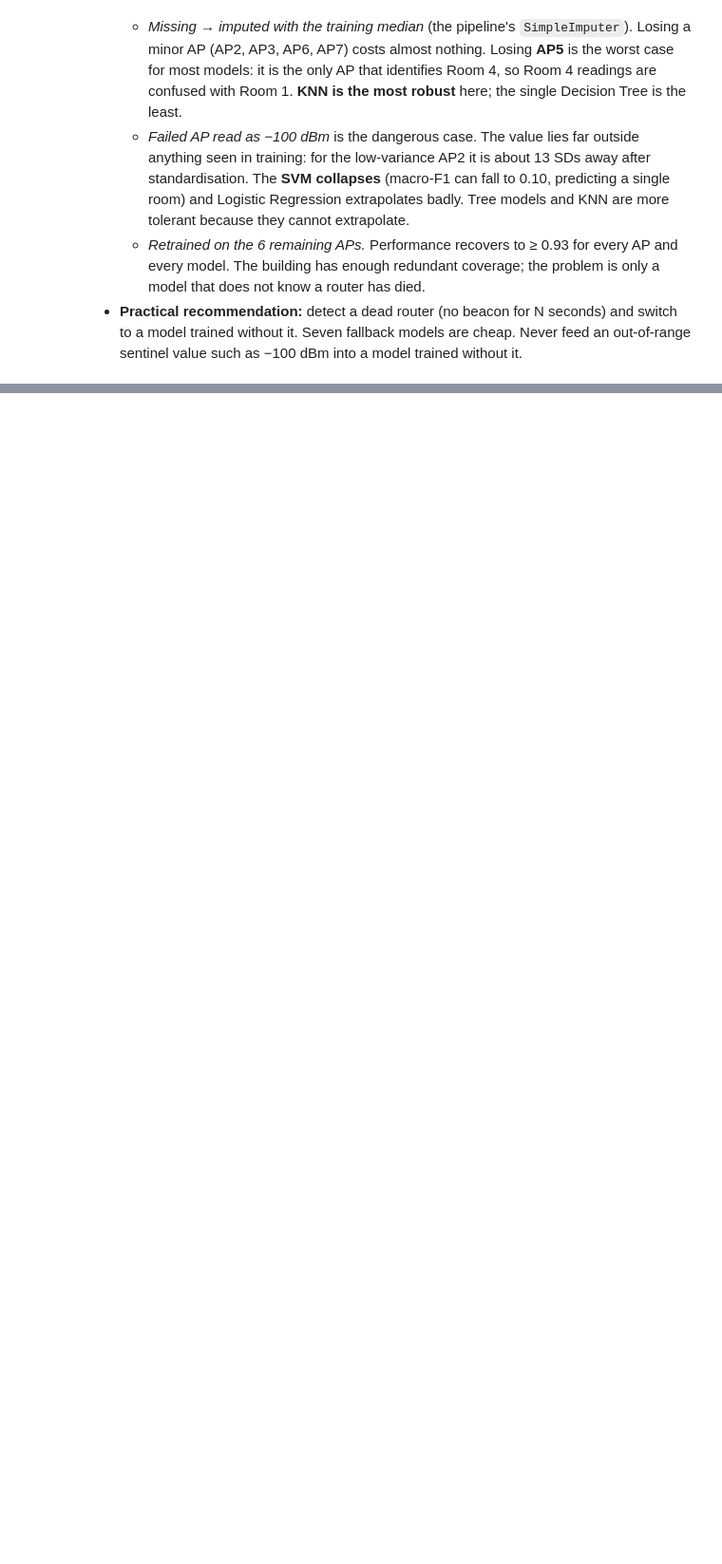
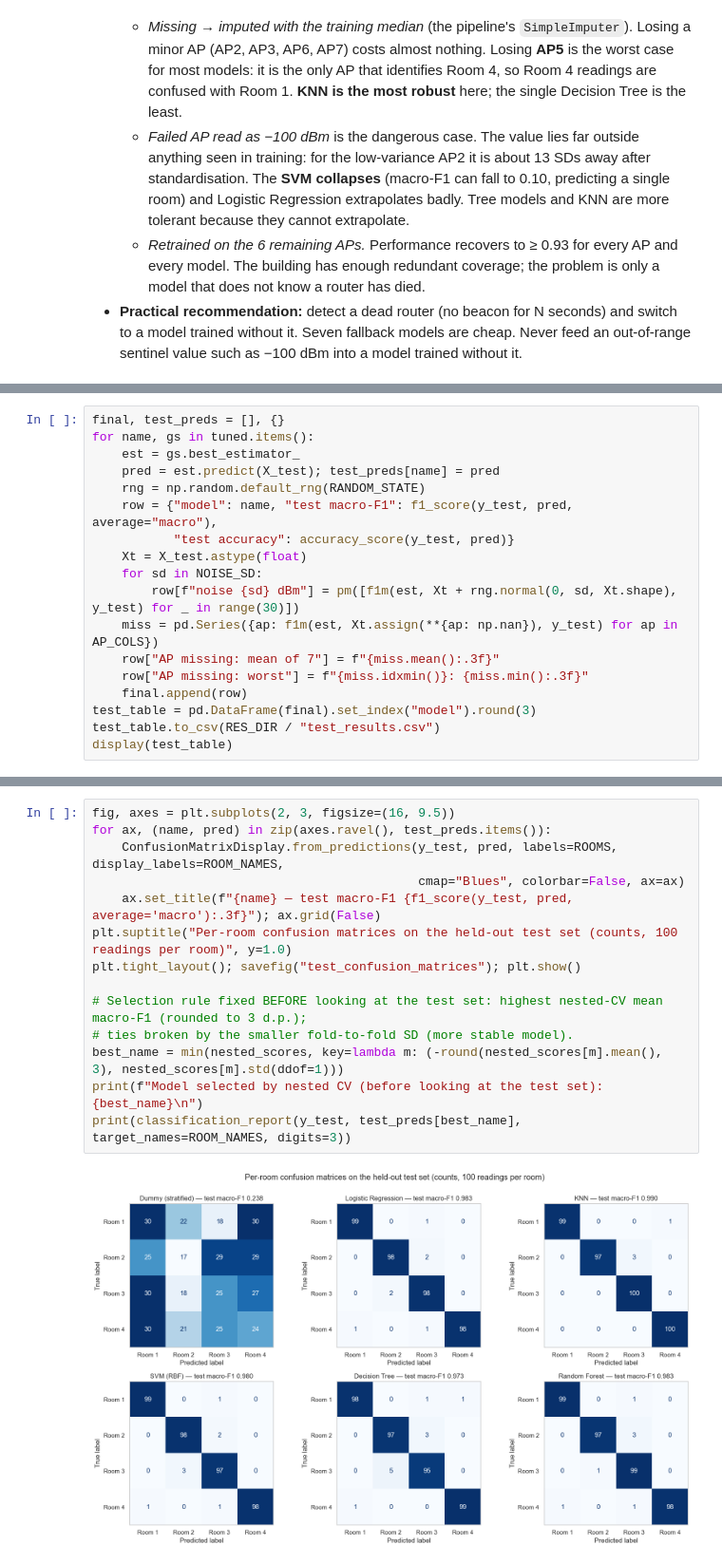
Before and after one commit to techshowdown123-creator/wifi-indoor-localisation, a Jupyter notebook: P6_WiFi_Localisation.ipynb, the cells around one changed output, grey strips where cells are left out. Shown at 95% size. Saved outputs shown, nothing was run; the diff lists cells and outputs as text; blank space fills up the shorter version.

Commit message:
Final held-out test evaluation and test confusion matrices

```diff
--- a/P6_WiFi_Localisation.ipynb
+++ b/P6_WiFi_Localisation.ipynb
@@ -653,0 +658,18 @@ Macro-F1 when one access point fails (5-fold CV, mean ± SD)
+# %%
+final, test_preds = [], {}
+for name, gs in tuned.items():
+    est = gs.best_estimator_
+    pred = est.predict(X_test); test_preds[name] = pred
+    rng = np.random.default_rng(RANDOM_STATE)
+    row = {"model": name, "test macro-F1": f1_score(y_test, pred, average="macro"),
+           "test accuracy": accuracy_score(y_test, pred)}
+    Xt = X_test.astype(float)
+    for sd in NOISE_SD:
+        row[f"noise {sd} dBm"] = pm([f1m(est, Xt + rng.normal(0, sd, Xt.shape), y_test) for _ in range(30)])
+    miss = pd.Series({ap: f1m(est, Xt.assign(**{ap: np.nan}), y_test) for ap in AP_COLS})
+    row["AP missing: mean of 7"] = f"{miss.mean():.3f}"
+    row["AP missing: worst"] = f"{miss.idxmin()}: {miss.min():.3f}"
+    final.append(row)
+test_table = pd.DataFrame(final).set_index("model").round(3)
+test_table.to_csv(RES_DIR / "test_results.csv")
+display(test_table)
@@ -653,0 +685,16 @@ Macro-F1 when one access point fails (5-fold CV, mean ± SD)
+# %%
+fig, axes = plt.subplots(2, 3, figsize=(16, 9.5))
+for ax, (name, pred) in zip(axes.ravel(), test_preds.items()):
+    ConfusionMatrixDisplay.from_predictions(y_test, pred, labels=ROOMS, display_labels=ROOM_NAMES,
+                                            cmap="Blues", colorbar=False, ax=ax)
+    ax.set_title(f"{name} — test macro-F1 {f1_score(y_test, pred, average='macro'):.3f}"); ax.grid(False)
+plt.suptitle("Per-room confusion matrices on the held-out test set (counts, 100 readings per room)", y=1.0)
+plt.tight_layout(); savefig("test_confusion_matrices"); plt.show()
+
+# Selection rule fixed BEFORE looking at the test set: highest nested-CV mean macro-F1 (rounded to 3 d.p.);
+# ties broken by the smaller fold-to-fold SD (more stable model).
+best_name = min(nested_scores, key=lambda m: (-round(nested_scores[m].mean(), 3), nested_scores[m].std(ddof=1)))
+print(f"Model selected by nested CV (before looking at the test set): {best_name}\n")
+print(classification_report(y_test, test_preds[best_name], target_names=ROOM_NAMES, digits=3))
+# %% [output]
+[figure, added]
```
Also changed, not shown: parts of 5 cells of this notebook, 3 other files.
